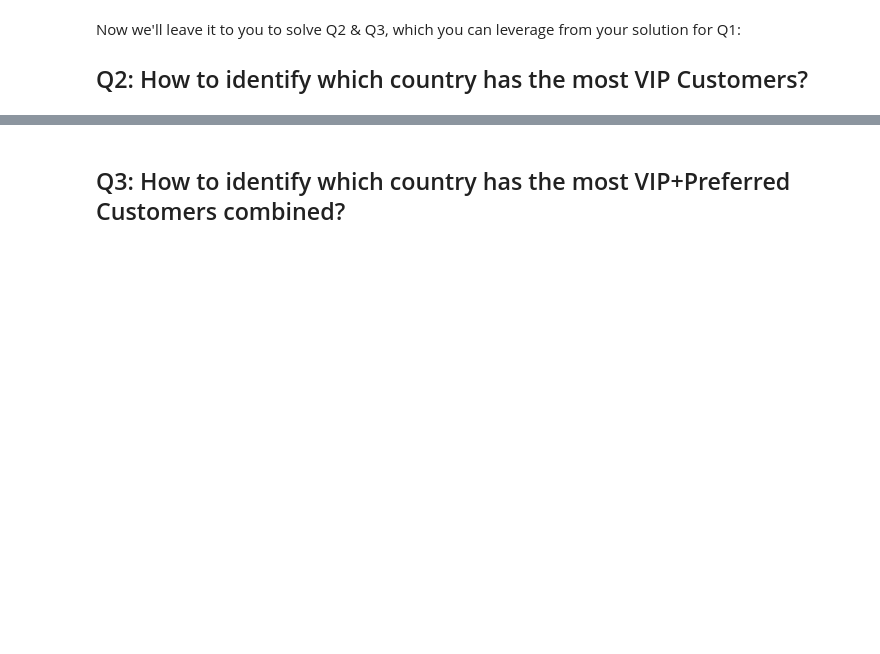
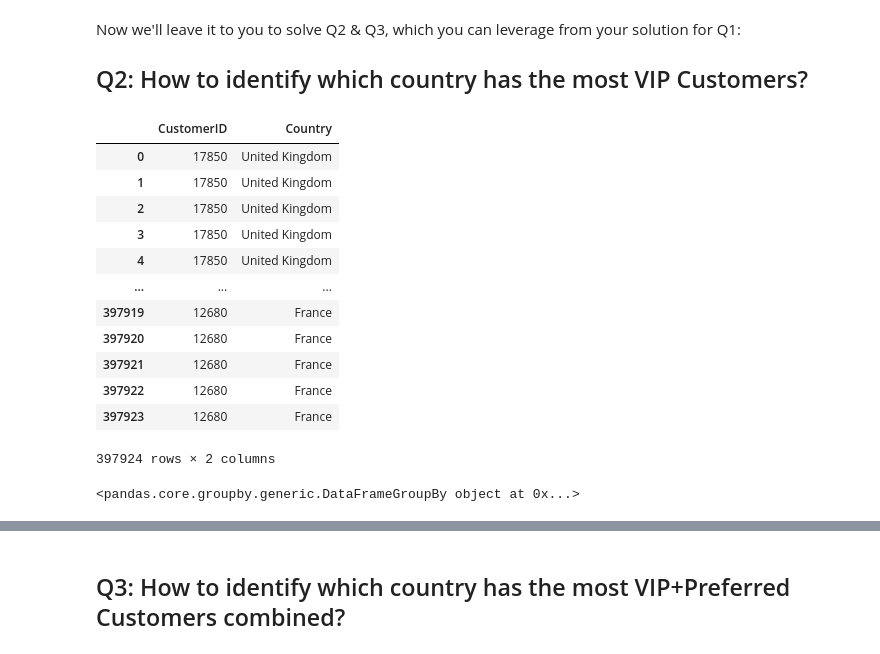
Before and after one commit to Ironhack-Data-Madrid-Octubre-2023/2.3-lab_df_calculation_and_transformation, a Jupyter notebook: your-code/challenge-3.ipynb, the cells around one changed output, grey strips where cells are left out. Drawn from its saved outputs; the diff is of its cells as text; code cells hidden in the pictures; blank space fills up the shorter version.

```diff
--- a/your-code/challenge-3.ipynb
+++ b/your-code/challenge-3.ipynb
@@ -123,0 +233,33 @@ Now we'll leave it to you to solve Q2 & Q3, which you can leverage from your sol
+# %%
+country = orders[['CustomerID', 'Country']]
+
+country
+# %% [output]
+|  | CustomerID | Country |
+| 0 | 17850 | United Kingdom |
+| 1 | 17850 | United Kingdom |
+| 2 | 17850 | United Kingdom |
+| 3 | 17850 | United Kingdom |
+| 4 | 17850 | United Kingdom |
+| ... | ... | ... |
+| 397919 | 12680 | France |
+| 397920 | 12680 | France |
+| 397921 | 12680 | France |
+| 397922 | 12680 | France |
+| 397923 | 12680 | France |
+397924 rows × 2 columns
+# %%
+'''
+vips = (orders.CustomerID.unique()) * 0.05
+vips
+
+
+country_vip=orders[[vips, 'Country']]
+'''
+'''
+country_vip=orders.groupby('Country')
+country_vip
+'''
+# tabla segun pais (.groupby['Country']),  relacionado con lso vips
+# %% [output]
+<pandas.core.groupby.generic.DataFrameGroupBy object at 0x...>
```
Also changed, not shown: parts of 21 cells of this notebook, 1 other file.
